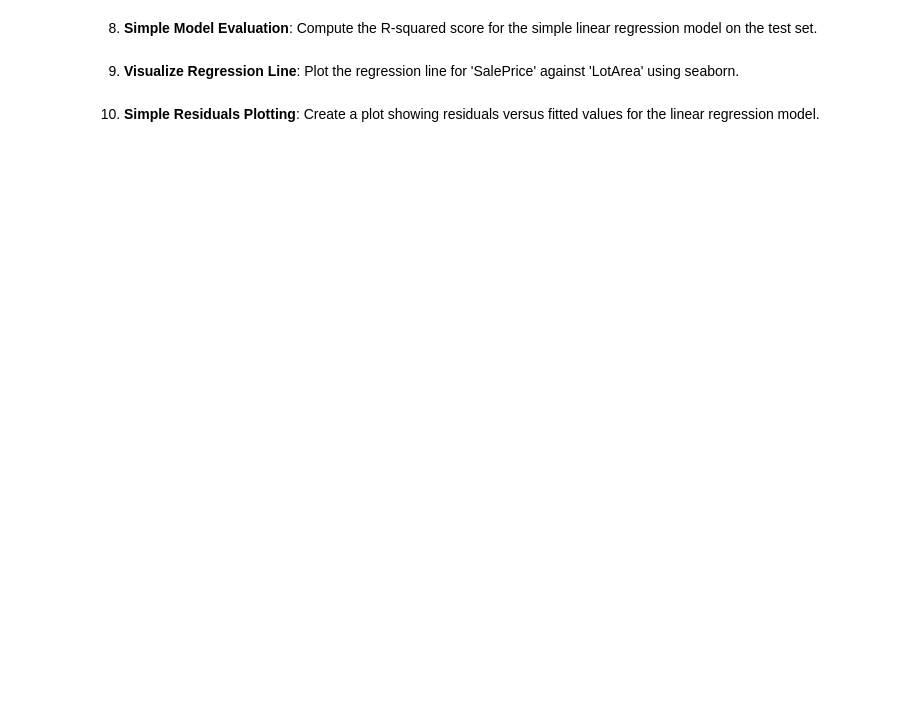
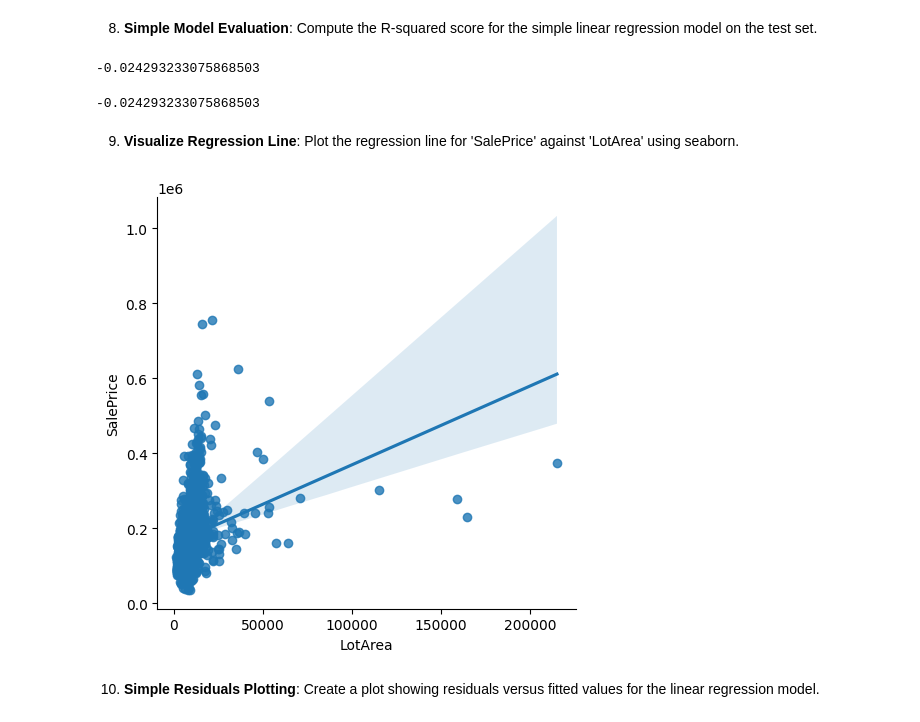
Before and after one commit to jordanriver/DScourse, a Jupyter notebook: Homework/Week9_ex_jordan.ipynb, the cells around one changed output. Drawn from its saved outputs; the diff is of its cells as text; code cells hidden in the pictures; blank space fills up the shorter version.

```diff
--- a/Homework/Week9_ex_jordan.ipynb
+++ b/Homework/Week9_ex_jordan.ipynb
@@ -19,6 +121,37 @@
 # %% [markdown]
 8. **Simple Model Evaluation**: Compute the R-squared score for the simple linear regression model on the test set.
+# %%
+R2_score = 1 - (
+    np.sum(
+        (
+            test_df['SalePrice'] - test_df['predicted_sale_price']
+            ) ** 2
+        ) / np.sum(
+            (
+                test_df['SalePrice'] - test_df['SalePrice'].mean()
+                ) ** 2
+            )
+    )
+R2_score
+# %% [output]
+-0.024293233075868503
+# %%
+from sklearn.metrics import r2_score
+
+r2_score_sk = r2_score(test_df['SalePrice'], test_df['predicted_sale_price'])
+r2_score_sk
+# %% [output]
+-0.024293233075868503
 # %% [markdown]
 9. **Visualize Regression Line**: Plot the regression line for 'SalePrice' against 'LotArea' using seaborn.
+# %%
+import seaborn as sns
+
+sns.set_style()
+colors = sns.diverging_palette(10, 240, n=9)
+
+ax = sns.lmplot(data=df, x='LotArea', y='SalePrice', palette=colors)
+# %% [output]
+[figure, added]
 # %% [markdown]
 10. **Simple Residuals Plotting**: Create a plot showing residuals versus fitted values for the linear regression model.
```
Also changed, not shown: parts of 25 cells of this notebook.
